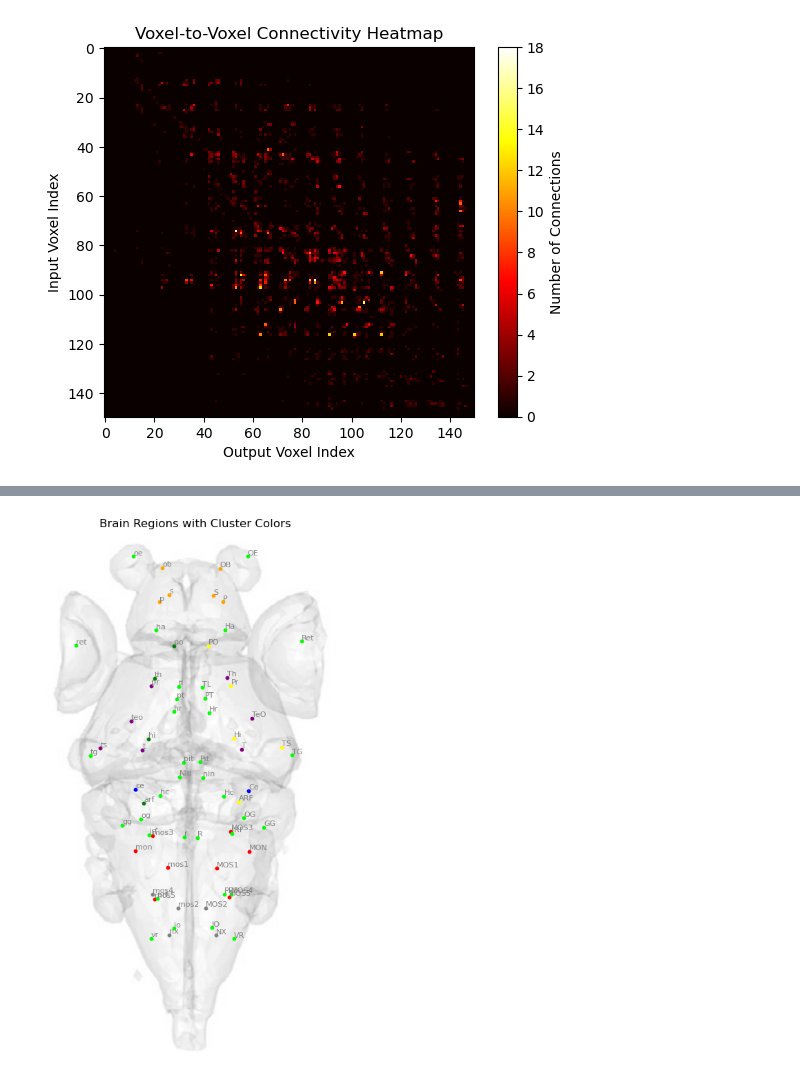
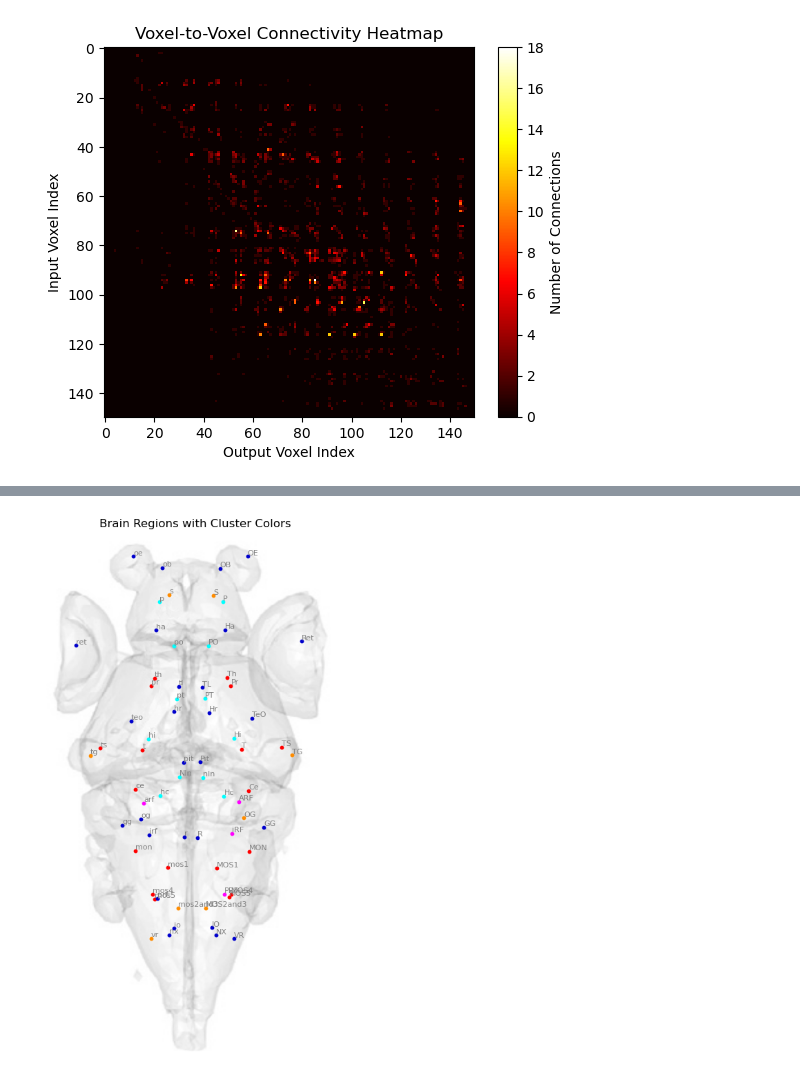
Before and after one commit to alinvdu/neuromorphic-connectome-approach, a Jupyter notebook: src/connectome/zebra_fish.ipynb, the cells around one changed output, grey strips where cells are left out. Drawn from its saved outputs; the diff is of its cells as text; code cells hidden in the pictures.

```diff
--- a/src/connectome/zebra_fish.ipynb
+++ b/src/connectome/zebra_fish.ipynb
@@ -1069,10 +1219,11 @@ print(path_lengths)
 # %%
 # Compute morphology, terminals, terminals length for all neurons
 class ExtendedNeuron:
-    def __init__(self, morphology, terminals, terminals_length):
+    def __init__(self, morphology, terminals, terminals_length, soma_center):
         self.morphology = morphology
         self.terminals = terminals
         self.terminals_length = terminals_length
+        self.soma_center = soma_center
 
 # Load and process morphologies
 augmented_neurons = []
@@ -1088,7 +1239,7 @@ for i, path in enumerate(neuron_paths):
         if len(terminals) != len(path_lengths):
           print('There is mismatch in terminals and terminals length')
 
-        augmented_neurons.append(ExtendedNeuron(morphology, terminals, path_lengths))  # Create ExtendedNeuron
+        augmented_neurons.append(ExtendedNeuron(morphology, terminals, path_lengths, morphology.soma.center))  # Create ExtendedNeuron
     except Exception as e:
         print(f"Failed to process neuron {path}: {e}")
 
@@ -1153,11 +1329,10 @@ plt.show()
 # %%
-# Plot better connectivity matrix than the previous one based on actual brain region volumes
-# Identify all the connections between differents regions and create a strength map where the strength is composed of all neurites length
-connectivityMatrix = np.zeros((len(brain_regions), len(brain_regions)))
+# Plot connectivity matrix based on sphere 3D approximation (not brain region mesh), this should go faster
+# but it will be less accurate
 
-def calculate_radius(volume):
-    # V = 4/3 * π * r^3 => r = (3V / 4π)^(1/3)
-    return (3 * volume / (4 * math.pi)) ** (1/3)
+connectivityMatrixLessAccurate = np.zeros((len(brain_regions), len(brain_regions)))
+
+import pyvista as pv
 
 def is_point_in_sphere(center, point, radius):
     # Unpack the center and point coordinates
@@ -1176,22 +1351,28 @@ def find_region_for_neuron(curr_neuron, curr_brain_regions):
     if is_point_in_sphere((reg.x, reg.y, reg.z), (curr_neuron[0], curr_neuron[1], curr_neuron[2]), radius):
       return reg
 
+umThreshold = 10
+
 # for each soma
-for neuron in augmented_neurons:
+for neuronIdx, neuron in enumerate(all_augmented_neurons):
+  # if neuronIdx > howMuch:
+  #   break
   # find in what brain region does this soma fall into
-  region = find_region_for_neuron(neuron.morphology.soma.center, brain_regions)
+  region = find_region_for_neuron(neuron.soma_center, brain_regions)
   if region:
     # for every output, find all the regions it connects to
     for i, terminal in enumerate(neuron.terminals):
       connected_region = find_region_for_neuron([terminal[0], terminal[1], terminal[2]], brain_regions)
-      if connected_region and neuron.terminals_length[i]:
-        connectivityMatrix[region.idx][connected_region.idx] += neuron.terminals_length[i]
+      if connected_region and neuron.terminals_length[i] and neuron.terminals_length[i] > umThreshold:
+        connectivityMatrixLessAccurate[region.idx][connected_region.idx] += neuron.terminals_length[i]
 
 # normalize by the total brain volume of regions
 for i in range(len(brain_regions)):
   for j in range(len(brain_regions)):
-    total_volume = calculate_radius(brain_regions[i].vol) * calculate_radius(brain_regions[j].vol)
+    total_volume = brain_regions[i].vol + brain_regions[j].vol
     if total_volume > 0:
-        connectivityMatrix[i, j] = connectivityMatrix[i, j] / total_volume
+        connectivityMatrixLessAccurate[i, j] = connectivityMatrixLessAccurate[i, j] / total_volume
     else:
-        connectivityMatrix[i, j] = 0
+        connectivityMatrixLessAccurate[i, j] = 0
+
+print(connectivityMatrixLessAccurate)
@@ -1320,19 +1551,19 @@ plt.show()
 # %%
 # Plot brain regions given the clustering groups
 # Now create the plot for brain regions
 fig, ax = plt.subplots(figsize=(10, 10))
 ax.imshow(bg_image, extent=[left, right, bottom, top])  # Assuming bg_image is defined
 
 # Iterate over brain regions
 for region in brain_regions:
     # Use the region index to get the corresponding cluster color
-    region_color = index_to_color[region.idx]
+    region_color = region_to_cluster_color[region.idx]
     ax.scatter(region.x, region.y, color=region_color, s=10)  # Plot the region
     ax.text(region.x, region.y, region.abbr, color='gray', fontsize=8, ha='left', va='bottom')  # Annotate with abbreviation
 
 # Turn off the axis
 ax.axis('off')
 plt.title('Brain Regions with Cluster Colors')
 plt.show()
 # %% [output]
-[figure, old version]
+[figure, new version]
```
Also changed, not shown: parts of 30 cells of this notebook, 38 other files.
